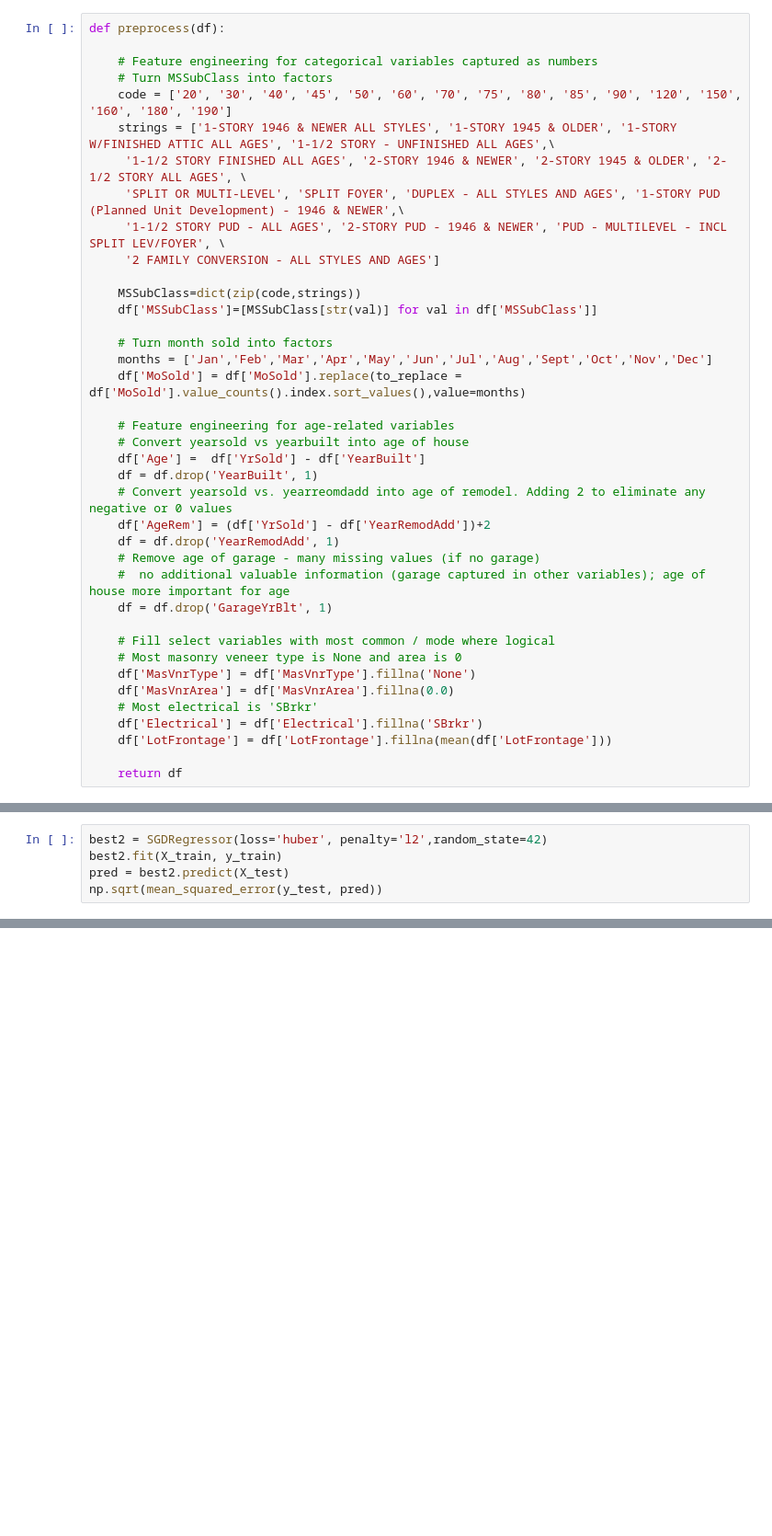
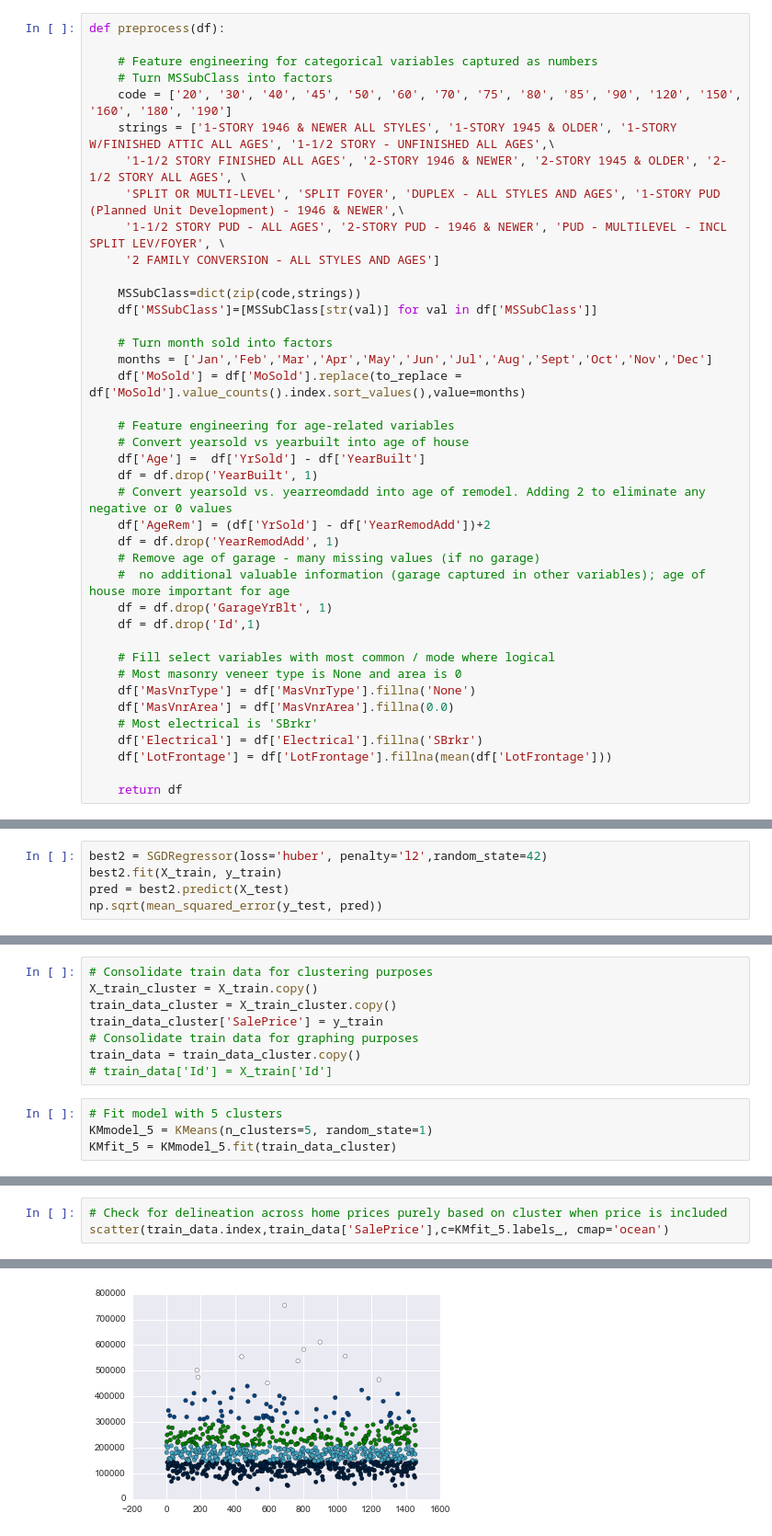
Before and after one commit to vishwabhuta/APM_House_Prices, a Jupyter notebook: APM Project.ipynb, the cells around one changed output, grey strips where cells are left out. Shown at 92% size. Saved outputs shown, nothing was run; the diff lists cells and outputs as text; blank space fills up the shorter version.

Commit message:
New Changes
includes clustering stuff

```diff
--- a/APM Project.ipynb
+++ b/APM Project.ipynb
@@ -66,6 +67,7 @@ def preprocess(df):
     # Remove age of garage - many missing values (if no garage)
     #  no additional valuable information (garage captured in other variables); age of house more important for age
     df = df.drop('GarageYrBlt', 1)
+    df = df.drop('Id',1)
 
     # Fill select variables with most common / mode where logical
     # Most masonry veneer type is None and area is 0
@@ -457,0 +498,12 @@ np.sqrt(mean_squared_error(y_test, pred))
+# %%
+# Consolidate train data for clustering purposes
+X_train_cluster = X_train.copy()
+train_data_cluster = X_train_cluster.copy()
+train_data_cluster['SalePrice'] = y_train
+# Consolidate train data for graphing purposes
+train_data = train_data_cluster.copy()
+# train_data['Id'] = X_train['Id']
+# %%
+# Fit model with 5 clusters
+KMmodel_5 = KMeans(n_clusters=5, random_state=1)
+KMfit_5 = KMmodel_5.fit(train_data_cluster)
@@ -457,0 +514,4 @@ np.sqrt(mean_squared_error(y_test, pred))
+# %%
+# Check for delineation across home prices purely based on cluster when price is included
+scatter(train_data.index,train_data['SalePrice'],c=KMfit_5.labels_, cmap='ocean')
+# %% [output]
@@ -457,0 +519 @@ np.sqrt(mean_squared_error(y_test, pred))
+[figure, added]
```
Also changed, not shown: parts of 47 cells of this notebook.
